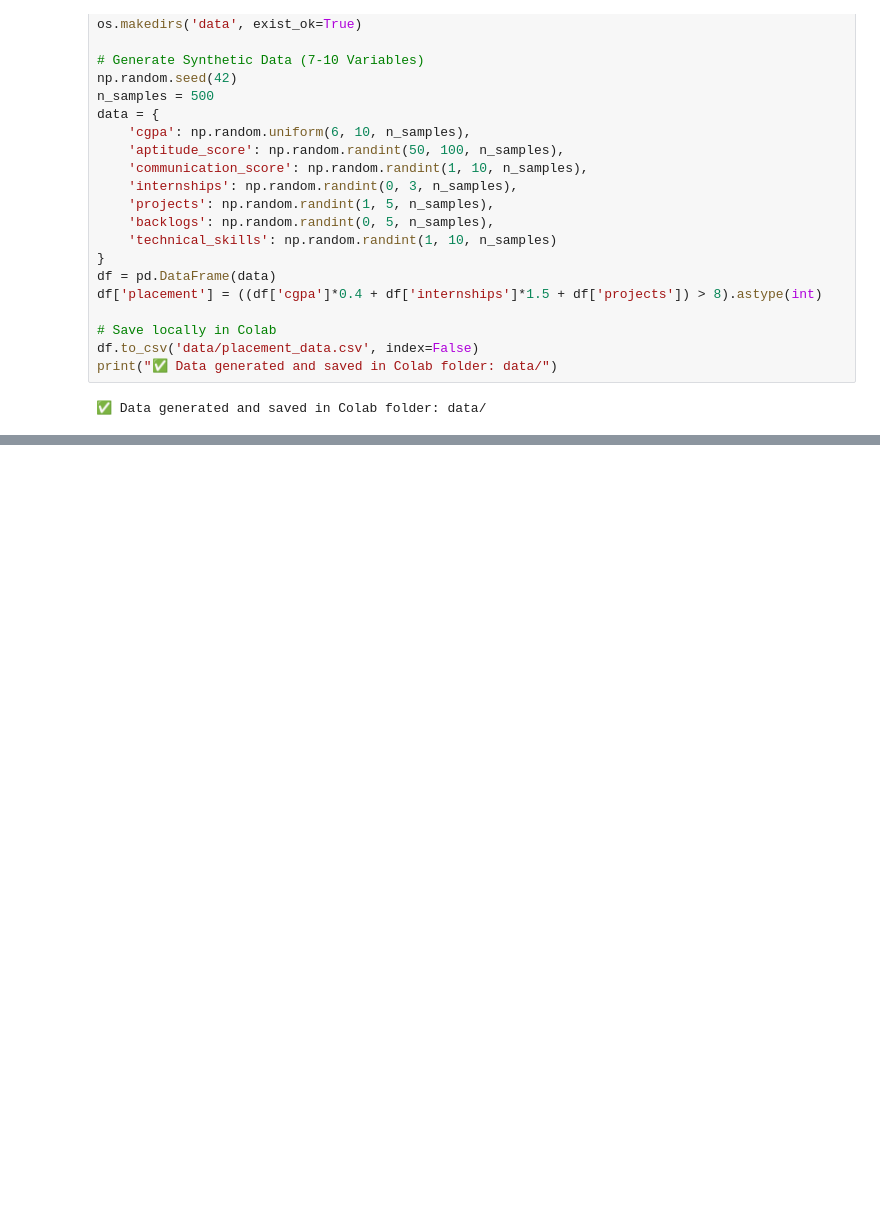
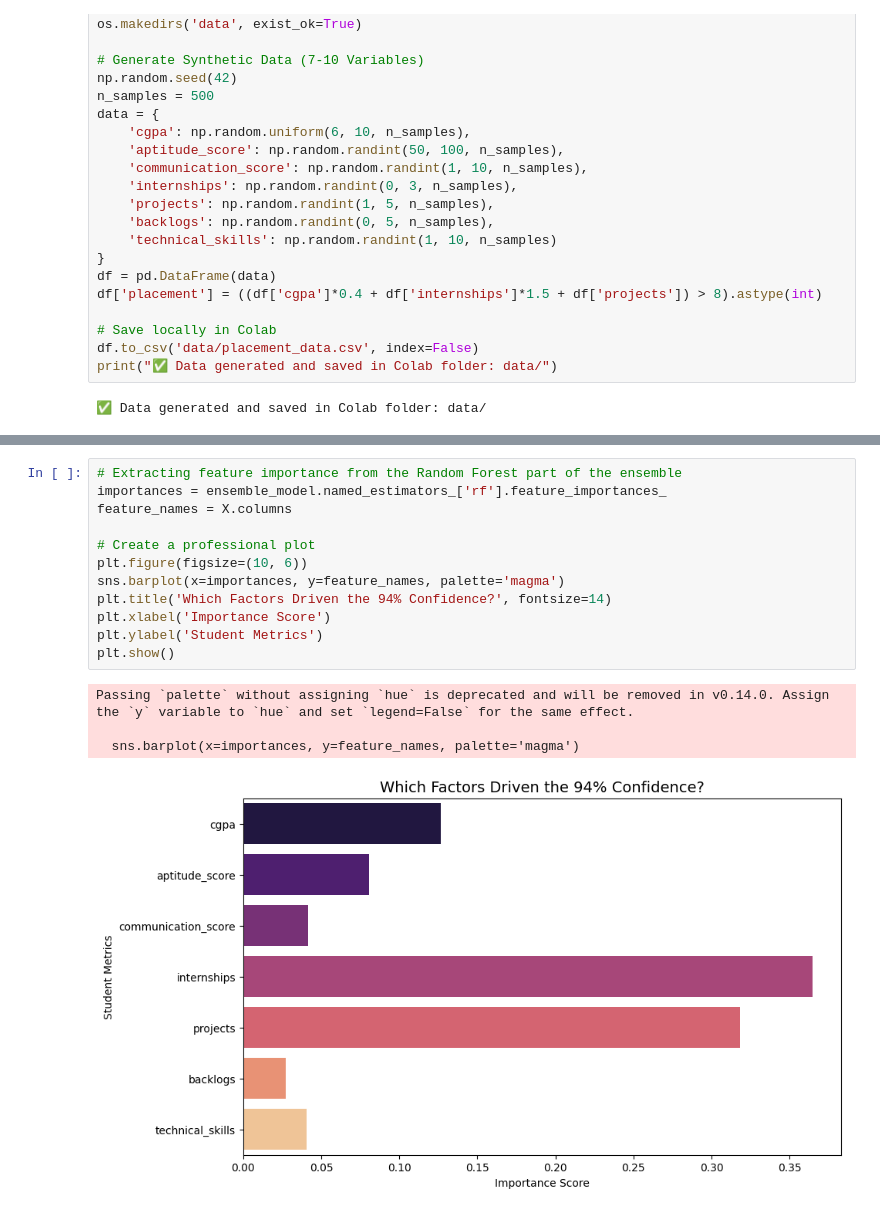
Before and after one commit to mohit25bai11111/SPIS-Ensemble-ML, a Jupyter notebook: notebooks/Placement_Predictor_Ensemble.ipynb, the cells around one changed output, grey strips where cells are left out. Saved outputs shown, nothing was run; the diff lists cells and outputs as text; blank space fills up the shorter version.

```diff
--- a/notebooks/Placement_Predictor_Ensemble.ipynb
+++ b/notebooks/Placement_Predictor_Ensemble.ipynb
@@ -66,0 +217,17 @@ print("✅ Data generated and saved in Colab folder: data/")
+# %%
+# Extracting feature importance from the Random Forest part of the ensemble
+importances = ensemble_model.named_estimators_['rf'].feature_importances_
+feature_names = X.columns
+
+# Create a professional plot
+plt.figure(figsize=(10, 6))
+sns.barplot(x=importances, y=feature_names, palette='magma')
+plt.title('Which Factors Driven the 94% Confidence?', fontsize=14)
+plt.xlabel('Importance Score')
+plt.ylabel('Student Metrics')
+plt.show()
+# %% [output]
+Passing `palette` without assigning `hue` is deprecated and will be removed in v0.14.0. Assign the `y` variable to `hue` and set `legend=False` for the same effect.
+
+  sns.barplot(x=importances, y=feature_names, palette='magma')
+[figure, added]
```
Also changed, not shown: parts of 8 cells of this notebook.
